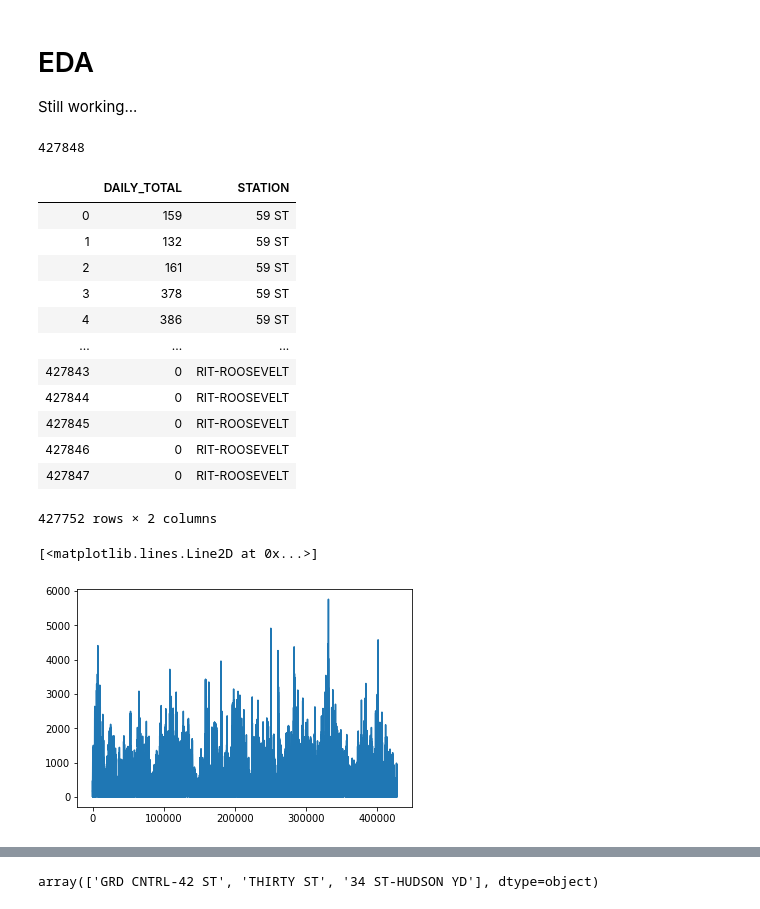
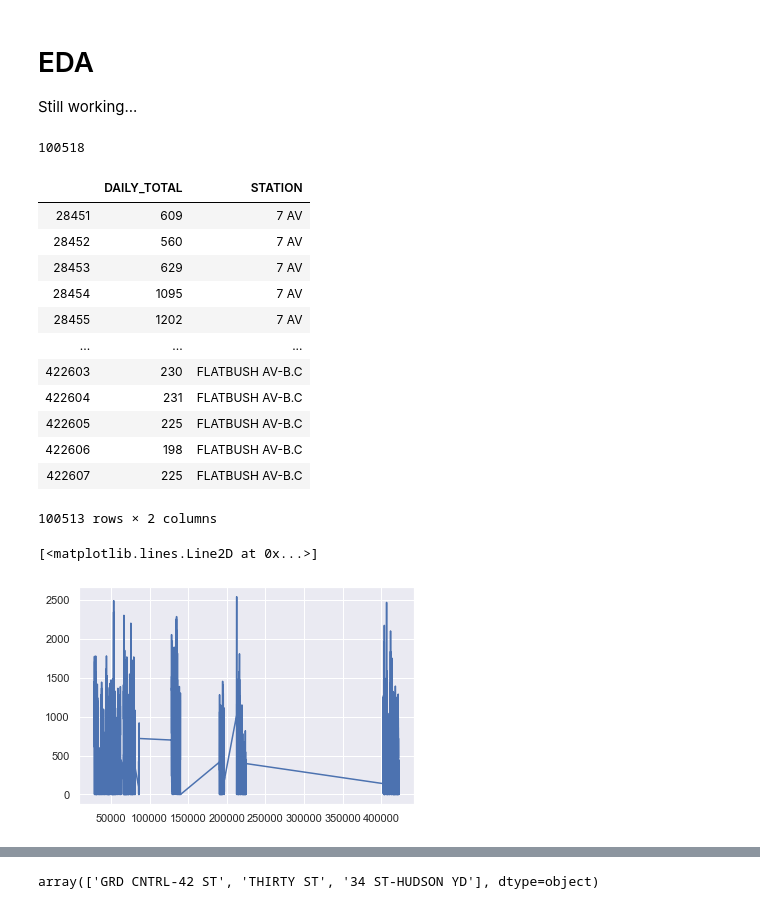
Before and after one commit to thomkav/nyc19_ds21_foottraffic_team2, a Jupyter notebook: notebooks/data_analysis_pipeline.ipynb, the cells around one changed output, grey strips where cells are left out. Cells and saved outputs as stored; diff of their text form; code cells hidden in the pictures.

Commit message:
Updated data analysis pipeline

```diff
--- a/notebooks/data_analysis_pipeline.ipynb
+++ b/notebooks/data_analysis_pipeline.ipynb
@@ -326,0 +330,2 @@ df_daily_clean.head()
+# %%
+df_bk_names = pd.read_csv("../data/mta_stations_bk_mask.csv")
@@ -327,3 +341,6 @@ df_daily_clean.head()
+# %%
+df_daily_clean.drop(['IN_BK_x', 'IN_BK_y'], axis = 1)
+df_daily_clean = pd.merge(df_daily_clean, df_bk_names, on = 'UNIQUE_STATION', how = 'left')[df_daily_clean['IN_BK'] == True]
 # %% [markdown]
 # EDA
 
@@ -331,26 +348,27 @@ Still working...
 # %%
 len(df_daily_clean)
 # %% [output]
-427848
+100518
 # %%
-df_daily_clean[['DAILY_TOTAL', 'STATION']][df_daily_clean['DAILY_TOTAL'] < 6000]
+df_daily_clean[['DAILY_TOTAL', 'STATION']][df_daily_clean['DAILY_TOTAL'] < 4000]
 #.sort_values(by = 'DAILY_TOTAL', ascending = False)
 # %% [output]
 |  | DAILY_TOTAL | STATION |
-| 0 | 159 | 59 ST |
-| 1 | 132 | 59 ST |
-| 2 | 161 | 59 ST |
-| 3 | 378 | 59 ST |
-| 4 | 386 | 59 ST |
+| 28451 | 609 | 7 AV |
+| 28452 | 560 | 7 AV |
+| 28453 | 629 | 7 AV |
+| 28454 | 1095 | 7 AV |
+| 28455 | 1202 | 7 AV |
 | ... | ... | ... |
-| 427843 | 0 | RIT-ROOSEVELT |
-| 427844 | 0 | RIT-ROOSEVELT |
-| 427845 | 0 | RIT-ROOSEVELT |
-| 427846 | 0 | RIT-ROOSEVELT |
-| 427847 | 0 | RIT-ROOSEVELT |
+| 422603 | 230 | FLATBUSH AV-B.C |
+| 422604 | 231 | FLATBUSH AV-B.C |
+| 422605 | 225 | FLATBUSH AV-B.C |
+| 422606 | 198 | FLATBUSH AV-B.C |
+| 422607 | 225 | FLATBUSH AV-B.C |
-427752 rows × 2 columns
+100513 rows × 2 columns
 # %%
-plt.plot(df_daily_clean['DAILY_TOTAL'][df_daily_clean['DAILY_TOTAL'] < 6000])
+# histogram
+plt.plot(df_daily_clean['DAILY_TOTAL'][df_daily_clean['DAILY_TOTAL'] < 4000])
 # %% [output]
 [<matplotlib.lines.Line2D at 0x...>]
-[figure, old version]
+[figure, new version]
```
Also changed, not shown: parts of 20 cells of this notebook.
